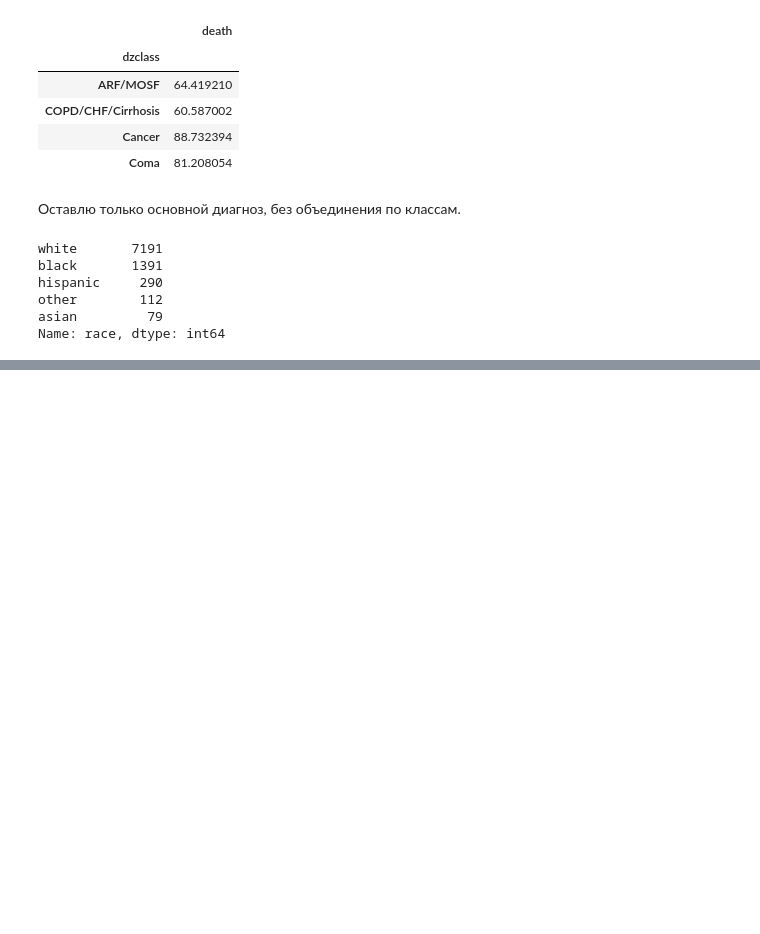
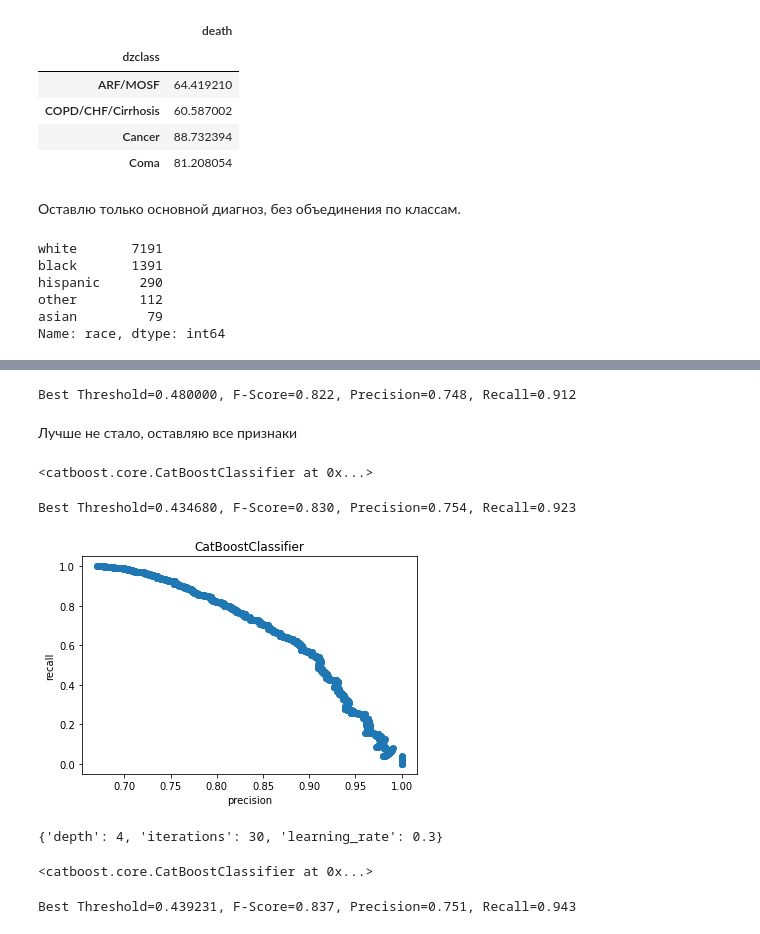
Before and after one commit to Elena-Lipets/PythonDS, a Jupyter notebook: Diplom/diplom(support).ipynb, the cells around one changed output, grey strips where cells are left out. Saved outputs shown, nothing was run; the diff lists cells and outputs as text; code cells hidden in the pictures; blank space fills up the shorter version.

```diff
--- a/Diplom/diplom(support).ipynb
+++ b/Diplom/diplom(support).ipynb
@@ -625,0 +903,42 @@ features_description
+# %%
+preds4 = model1.predict_proba(x_valid[selected_features3])[:, 1]
+precision, recall, thresholds = precision_recall_curve(y_valid['death'], preds4)
+
+fscore = (2 * precision * recall) / (precision + recall)
+
+ix = np.argmax(fscore)
+print('Best Threshold=%f, F-Score=%.3f, Precision=%.3f, Recall=%.3f' % (thresholds[ix],
+                                                                        fscore[ix],
+                                                                        precision[ix],
+                                                                        recall[ix]))
+# %% [output]
+Best Threshold=0.480000, F-Score=0.822, Precision=0.748, Recall=0.912
+# %% [markdown]
+Лучше не стало, оставляю все признаки
+# %%
+model4 = CatBoostClassifier(random_state=13, silent=True)
+# %%
+model4.fit(x_train[selected_features2 + new_features], y_train['death'])
+# %% [output]
+<catboost.core.CatBoostClassifier at 0x...>
+# %%
+preds5 = model4.predict_proba(x_valid[selected_features2 + new_features])[:, 1]
+precision, recall, thresholds = precision_recall_curve(y_valid['death'], preds5)
+
+fscore = (2 * precision * recall) / (precision + recall)
+
+ix = np.argmax(fscore)
+print('Best Threshold=%f, F-Score=%.3f, Precision=%.3f, Recall=%.3f' % (thresholds[ix],
+                                                                        fscore[ix],
+                                                                        precision[ix],
+                                                                        recall[ix]))
+# %% [output]
+Best Threshold=0.434680, F-Score=0.830, Precision=0.754, Recall=0.923
+# %%
+plt.scatter(precision, recall)
+plt.xlabel('precision')
+plt.ylabel('recall')
+plt.title('CatBoostClassifier')
+plt.show()
+# %% [output]
+[figure, added]
@@ -625,0 +950,28 @@ features_description
+# %%
+grid = GridSearchCV(model4,
+                    param_grid=params,
+                    cv=5,
+                    refit=False)
+
+search = grid.fit(x_train[selected_features2 + new_features], y_train['death'])
+search.best_params_
+# %% [output]
+{'depth': 4, 'iterations': 30, 'learning_rate': 0.3}
+# %%
+model5 = CatBoostClassifier(depth=4, iterations=30, learning_rate=0.3, random_state=13, silent=True)
+model5.fit(x_train[selected_features2 + new_features], y_train['death'])
+# %% [output]
+<catboost.core.CatBoostClassifier at 0x...>
+# %%
+preds6 = model5.predict_proba(x_valid[selected_features2 + new_features])[:, 1]
+precision, recall, thresholds = precision_recall_curve(y_valid['death'], preds6)
+
+fscore = (2 * precision * recall) / (precision + recall)
+
+ix = np.argmax(fscore)
+print('Best Threshold=%f, F-Score=%.3f, Precision=%.3f, Recall=%.3f' % (thresholds[ix],
+                                                                        fscore[ix],
+                                                                        precision[ix],
+                                                                        recall[ix]))
+# %% [output]
+Best Threshold=0.439231, F-Score=0.837, Precision=0.751, Recall=0.943
```
Also changed, not shown: parts of 108 cells of this notebook.
